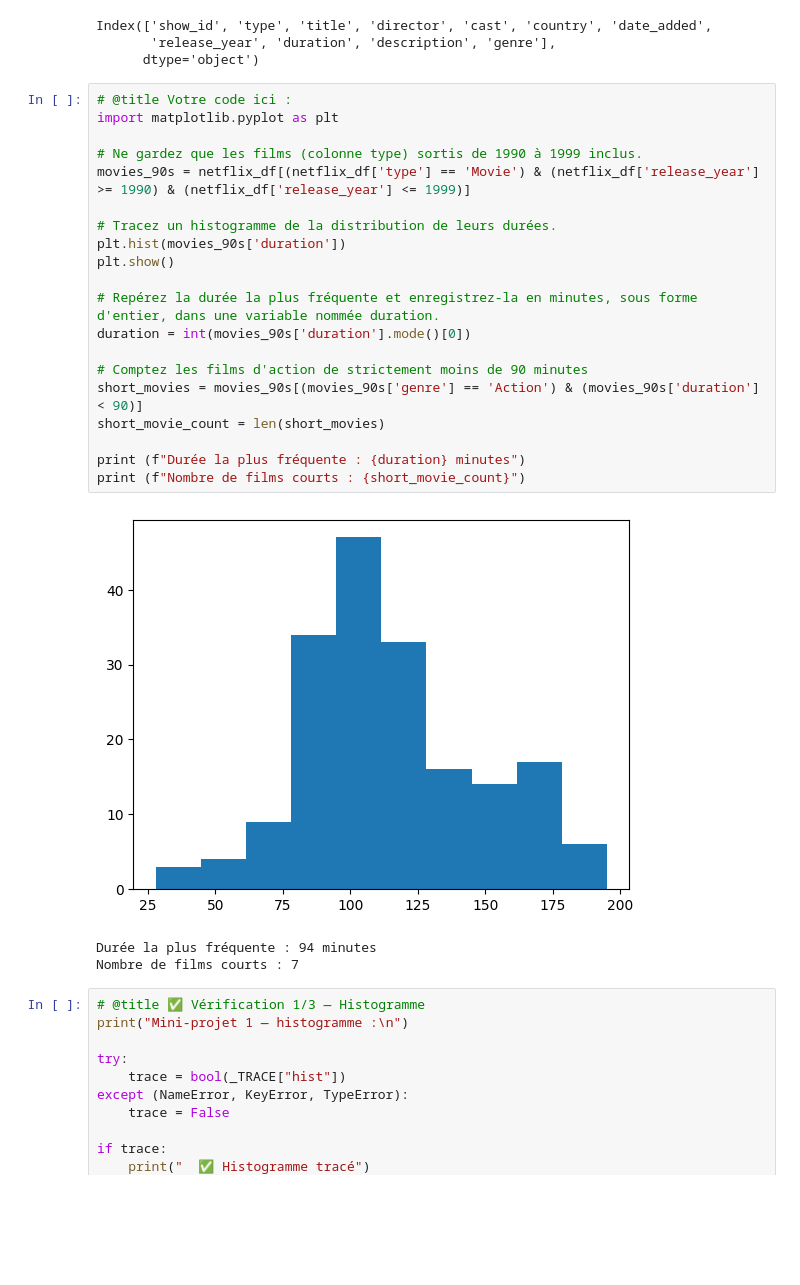
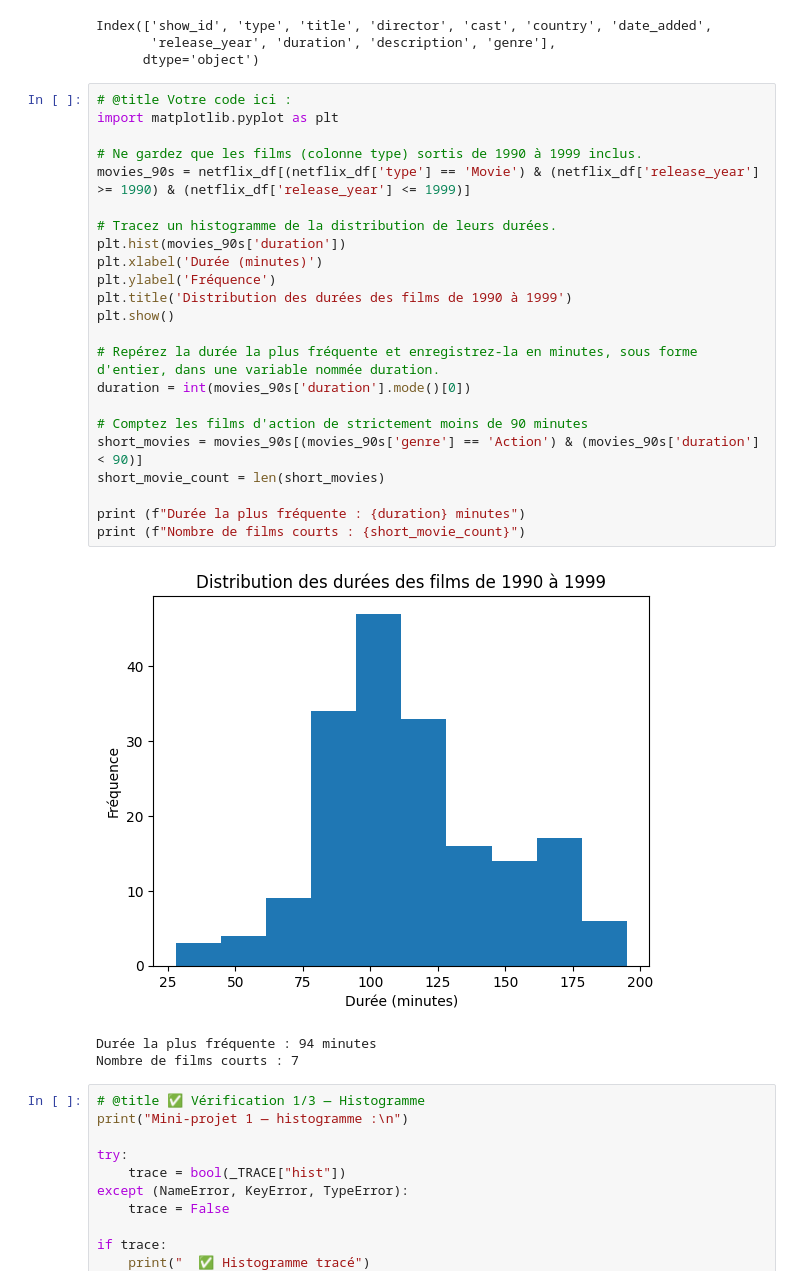
Before and after one commit to eugenie-francois/upjv-python-datascience, a Jupyter notebook: td07_enonce.ipynb, the cells around one changed output. Saved outputs shown, nothing was run; the diff lists cells and outputs as text; blank space fills up the shorter version.

```diff
--- a/td07_enonce.ipynb
+++ b/td07_enonce.ipynb
@@ -642,25 +642,28 @@ Index(['show_id', 'type', 'title', 'director', 'cast', 'country', 'date_added',
 # %%
 # @title Votre code ici :
 import matplotlib.pyplot as plt
 
 # Ne gardez que les films (colonne type) sortis de 1990 à 1999 inclus.
 movies_90s = netflix_df[(netflix_df['type'] == 'Movie') & (netflix_df['release_year'] >= 1990) & (netflix_df['release_year'] <= 1999)]
 
 # Tracez un histogramme de la distribution de leurs durées.
 plt.hist(movies_90s['duration'])
+plt.xlabel('Durée (minutes)')
+plt.ylabel('Fréquence')
+plt.title('Distribution des durées des films de 1990 à 1999')
 plt.show()
 
 # Repérez la durée la plus fréquente et enregistrez-la en minutes, sous forme d'entier, dans une variable nommée duration.
 duration = int(movies_90s['duration'].mode()[0])
 
 # Comptez les films d'action de strictement moins de 90 minutes
 short_movies = movies_90s[(movies_90s['genre'] == 'Action') & (movies_90s['duration'] < 90)]
 short_movie_count = len(short_movies)
 
 print (f"Durée la plus fréquente : {duration} minutes")
 print (f"Nombre de films courts : {short_movie_count}")
 # %% [output]
-[figure, old version]
+[figure, new version]
 Durée la plus fréquente : 94 minutes
 Nombre de films courts : 7
 # %%
```
Also changed, not shown: parts of 1 cell of this notebook.
